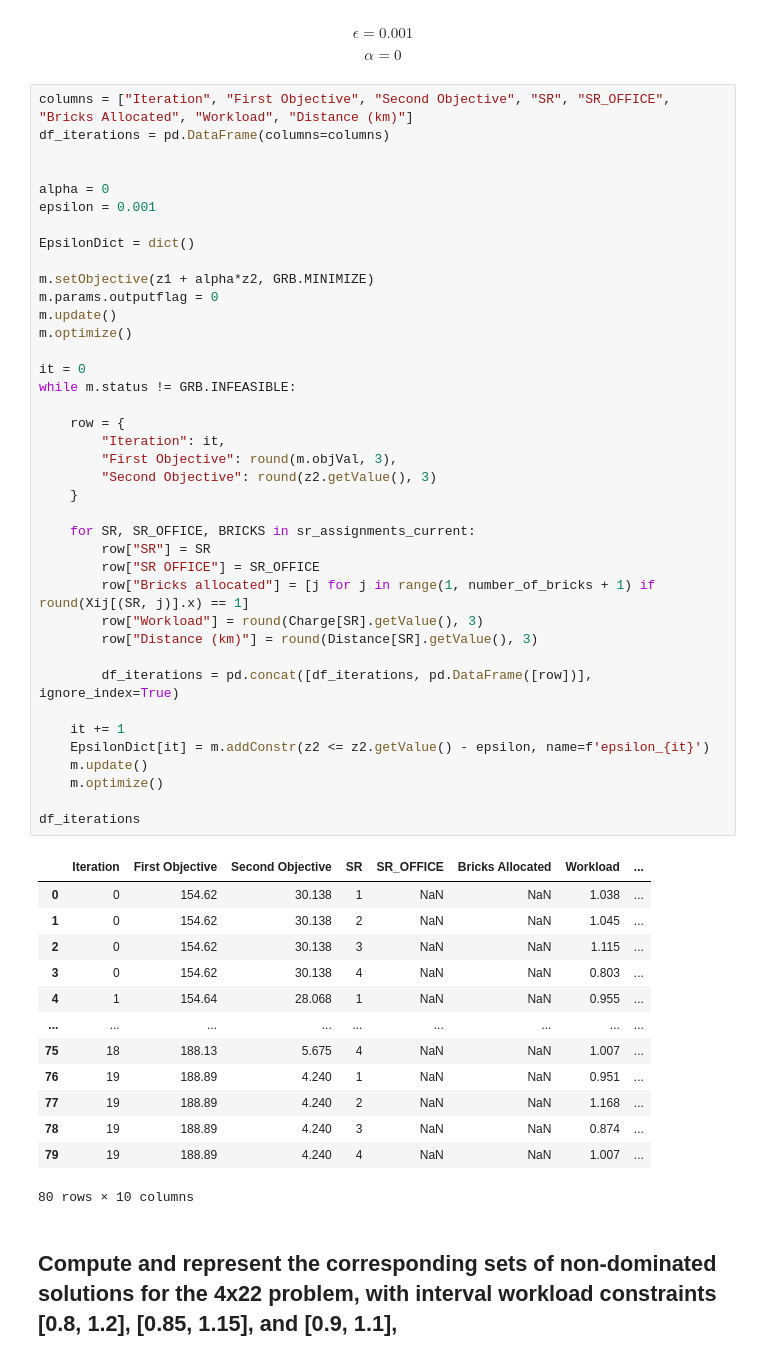
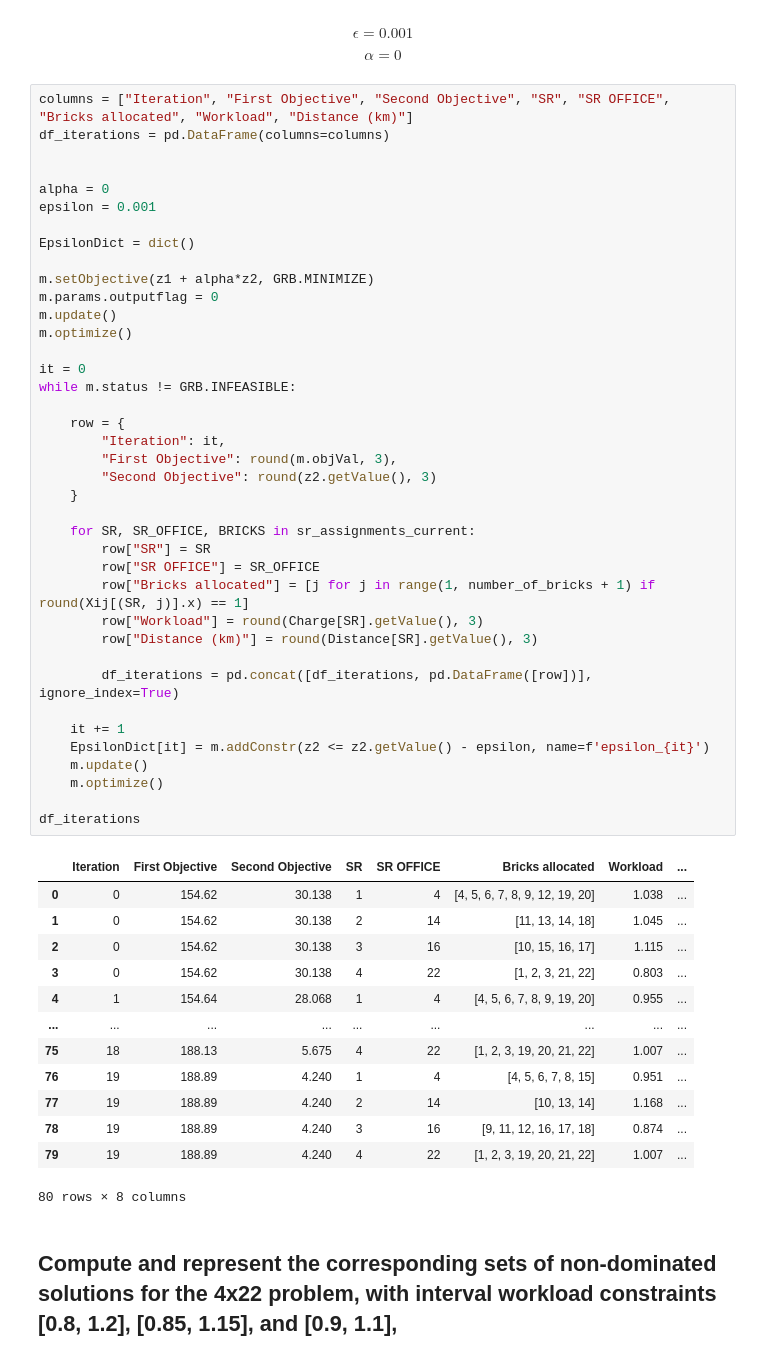
Before and after one commit to LucasTramonte/Decision-systems, a Jupyter notebook: main.ipynb, the cells around one changed output. Cells and saved outputs as stored; diff of their text form.

```diff
--- a/main.ipynb
+++ b/main.ipynb
@@ -245,7 +245,7 @@ $$\epsilon = 0.001$$
 
 $$\alpha = 0$$
 # %%
-columns = ["Iteration", "First Objective", "Second Objective", "SR", "SR_OFFICE", "Bricks Allocated", "Workload", "Distance (km)"]
+columns = ["Iteration", "First Objective", "Second Objective", "SR", "SR OFFICE", "Bricks allocated", "Workload", "Distance (km)"]
 df_iterations = pd.DataFrame(columns=columns)
 
 
@@ -257,46 +257,46 @@ EpsilonDict = dict()
 m.setObjective(z1 + alpha*z2, GRB.MINIMIZE)
 m.params.outputflag = 0
 m.update()
 m.optimize()
 
 it = 0
 while m.status != GRB.INFEASIBLE:
 
     row = {
         "Iteration": it,
         "First Objective": round(m.objVal, 3),
         "Second Objective": round(z2.getValue(), 3)
     }
 
     for SR, SR_OFFICE, BRICKS in sr_assignments_current:
         row["SR"] = SR
         row["SR OFFICE"] = SR_OFFICE
         row["Bricks allocated"] = [j for j in range(1, number_of_bricks + 1) if round(Xij[(SR, j)].x) == 1]
         row["Workload"] = round(Charge[SR].getValue(), 3)
         row["Distance (km)"] = round(Distance[SR].getValue(), 3)
 
         df_iterations = pd.concat([df_iterations, pd.DataFrame([row])], ignore_index=True)
 
     it += 1
     EpsilonDict[it] = m.addConstr(z2 <= z2.getValue() - epsilon, name=f'epsilon_{it}')
     m.update()
     m.optimize()
 
 df_iterations
 # %% [output]
-|  | Iteration | First Objective | Second Objective | SR | SR_OFFICE | Bricks Allocated | Workload | ... |
-| 0 | 0 | 154.62 | 30.138 | 1 | NaN | NaN | 1.038 | ... |
-| 1 | 0 | 154.62 | 30.138 | 2 | NaN | NaN | 1.045 | ... |
-| 2 | 0 | 154.62 | 30.138 | 3 | NaN | NaN | 1.115 | ... |
-| 3 | 0 | 154.62 | 30.138 | 4 | NaN | NaN | 0.803 | ... |
-| 4 | 1 | 154.64 | 28.068 | 1 | NaN | NaN | 0.955 | ... |
+|  | Iteration | First Objective | Second Objective | SR | SR OFFICE | Bricks allocated | Workload | ... |
+| 0 | 0 | 154.62 | 30.138 | 1 | 4 | [4, 5, 6, 7, 8, 9, 12, 19, 20] | 1.038 | ... |
+| 1 | 0 | 154.62 | 30.138 | 2 | 14 | [11, 13, 14, 18] | 1.045 | ... |
+| 2 | 0 | 154.62 | 30.138 | 3 | 16 | [10, 15, 16, 17] | 1.115 | ... |
+| 3 | 0 | 154.62 | 30.138 | 4 | 22 | [1, 2, 3, 21, 22] | 0.803 | ... |
+| 4 | 1 | 154.64 | 28.068 | 1 | 4 | [4, 5, 6, 7, 8, 9, 19, 20] | 0.955 | ... |
 | ... | ... | ... | ... | ... | ... | ... | ... | ... |
-| 75 | 18 | 188.13 | 5.675 | 4 | NaN | NaN | 1.007 | ... |
-| 76 | 19 | 188.89 | 4.240 | 1 | NaN | NaN | 0.951 | ... |
-| 77 | 19 | 188.89 | 4.240 | 2 | NaN | NaN | 1.168 | ... |
-| 78 | 19 | 188.89 | 4.240 | 3 | NaN | NaN | 0.874 | ... |
-| 79 | 19 | 188.89 | 4.240 | 4 | NaN | NaN | 1.007 | ... |
+| 75 | 18 | 188.13 | 5.675 | 4 | 22 | [1, 2, 3, 19, 20, 21, 22] | 1.007 | ... |
+| 76 | 19 | 188.89 | 4.240 | 1 | 4 | [4, 5, 6, 7, 8, 15] | 0.951 | ... |
+| 77 | 19 | 188.89 | 4.240 | 2 | 14 | [10, 13, 14] | 1.168 | ... |
+| 78 | 19 | 188.89 | 4.240 | 3 | 16 | [9, 11, 12, 16, 17, 18] | 0.874 | ... |
+| 79 | 19 | 188.89 | 4.240 | 4 | 22 | [1, 2, 3, 19, 20, 21, 22] | 1.007 | ... |
-80 rows × 10 columns
+80 rows × 8 columns
 # %% [markdown]
 ## Compute and represent the corresponding sets of non-dominated solutions for the 4x22 problem, with interval workload constraints [0.8, 1.2], [0.85, 1.15], and [0.9, 1.1],
 # %%
```
Also changed, not shown: parts of 10 cells of this notebook.
